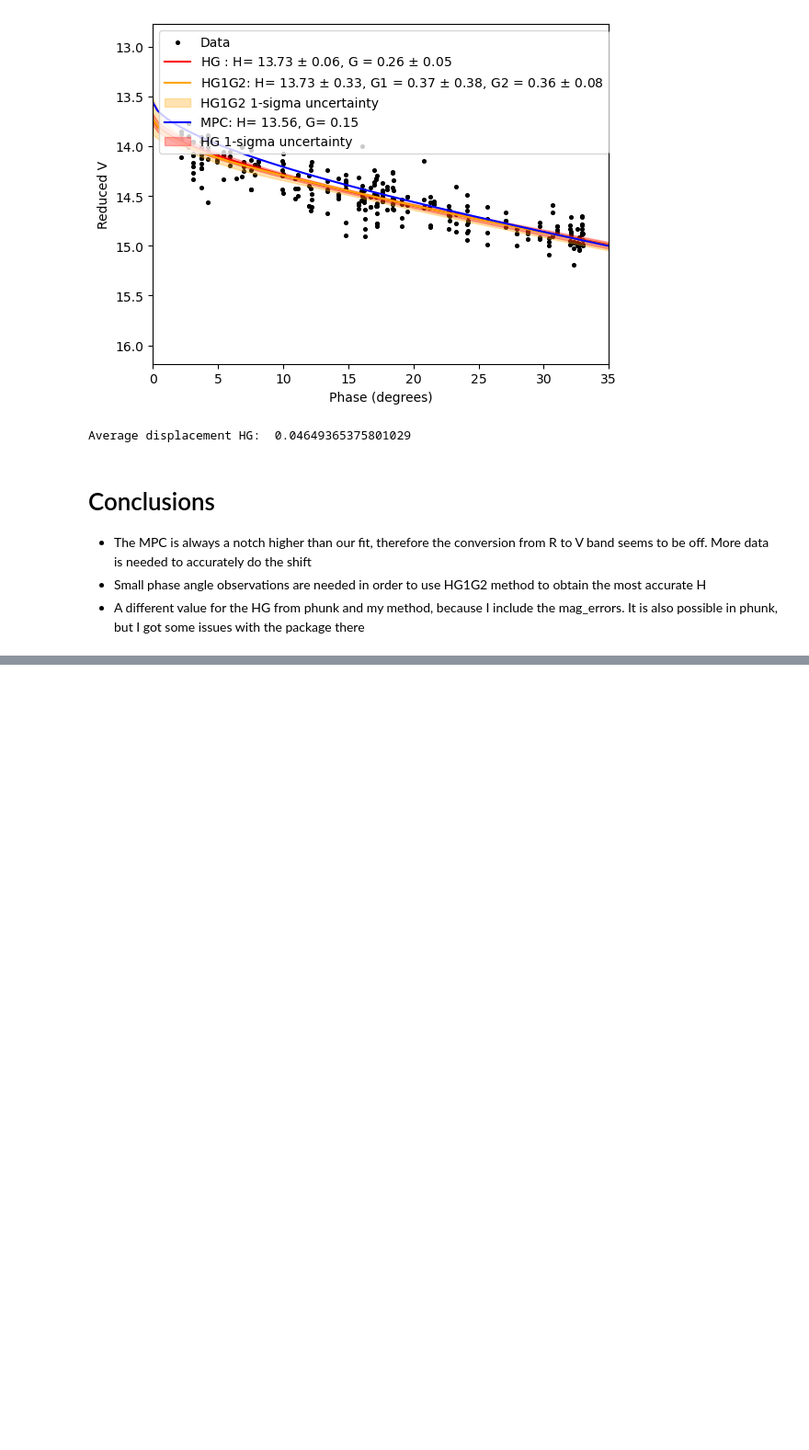
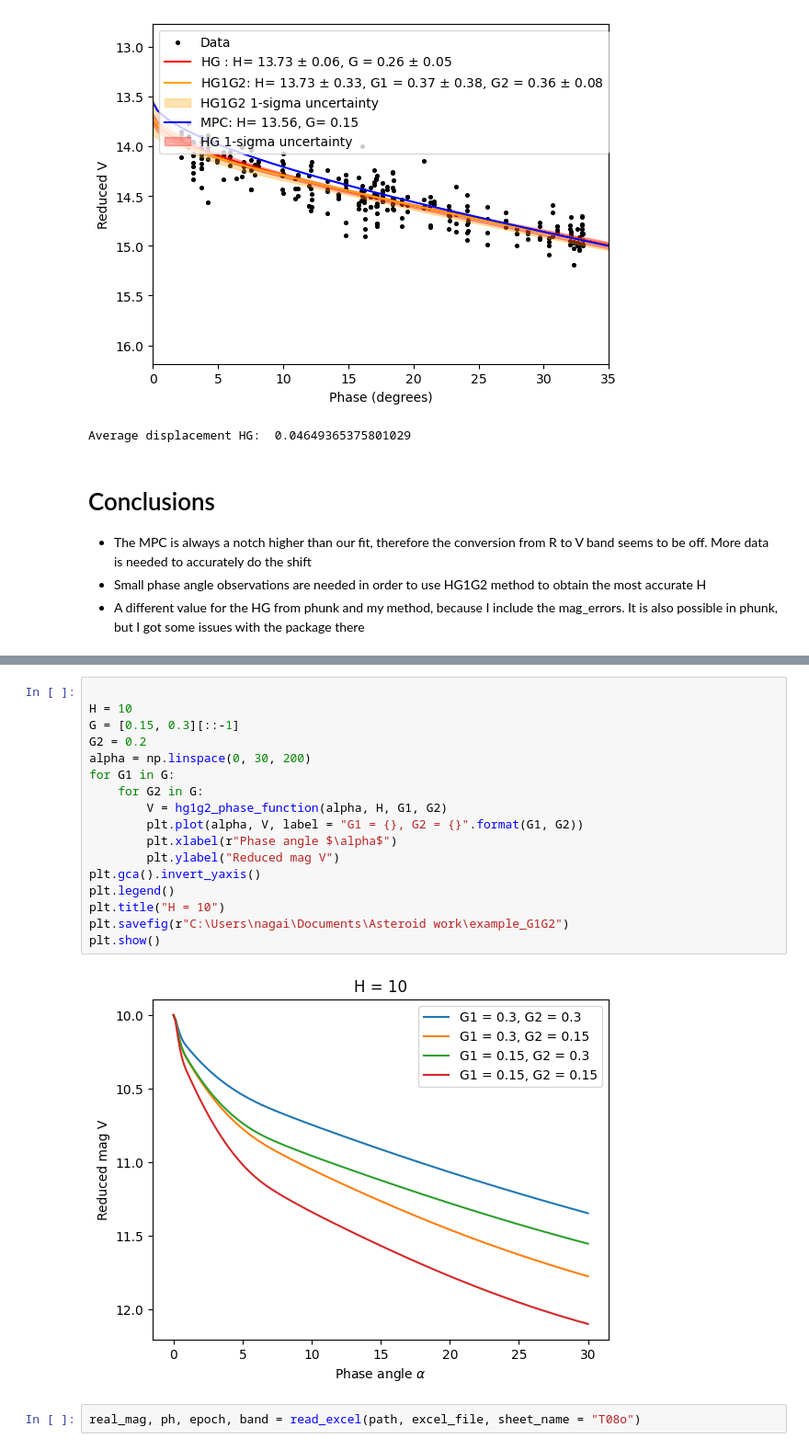
Before and after one commit to kristero/Asteroid_abs_mag, a Jupyter notebook: Pipeline for H.ipynb, the cells around one changed output, grey strips where cells are left out. Shown: that part at 92% size. Saved outputs shown, nothing was run; the diff lists cells and outputs as text; blank space fills up the shorter version.

```diff
--- a/Pipeline for H.ipynb
+++ b/Pipeline for H.ipynb
@@ -623,0 +649,21 @@ Average displacement HG:  0.04649365375801029
+# %%
+
+H = 10
+G = [0.15, 0.3][::-1]
+G2 = 0.2
+alpha = np.linspace(0, 30, 200)
+for G1 in G:
+    for G2 in G:
+        V = hg1g2_phase_function(alpha, H, G1, G2)
+        plt.plot(alpha, V, label = "G1 = {}, G2 = {}".format(G1, G2))
+        plt.xlabel(r"Phase angle $\alpha$")
+        plt.ylabel("Reduced mag V")
+plt.gca().invert_yaxis()
+plt.legend()
+plt.title("H = 10")
+plt.savefig(r"C:\Users\nagai\Documents\Asteroid work\example_G1G2")
+plt.show()
+# %% [output]
+[figure, added]
+# %%
+real_mag, ph, epoch, band = read_excel(path, excel_file, sheet_name = "T08o")
```
Also changed, not shown: parts of 10 cells of this notebook, 2 other files.
